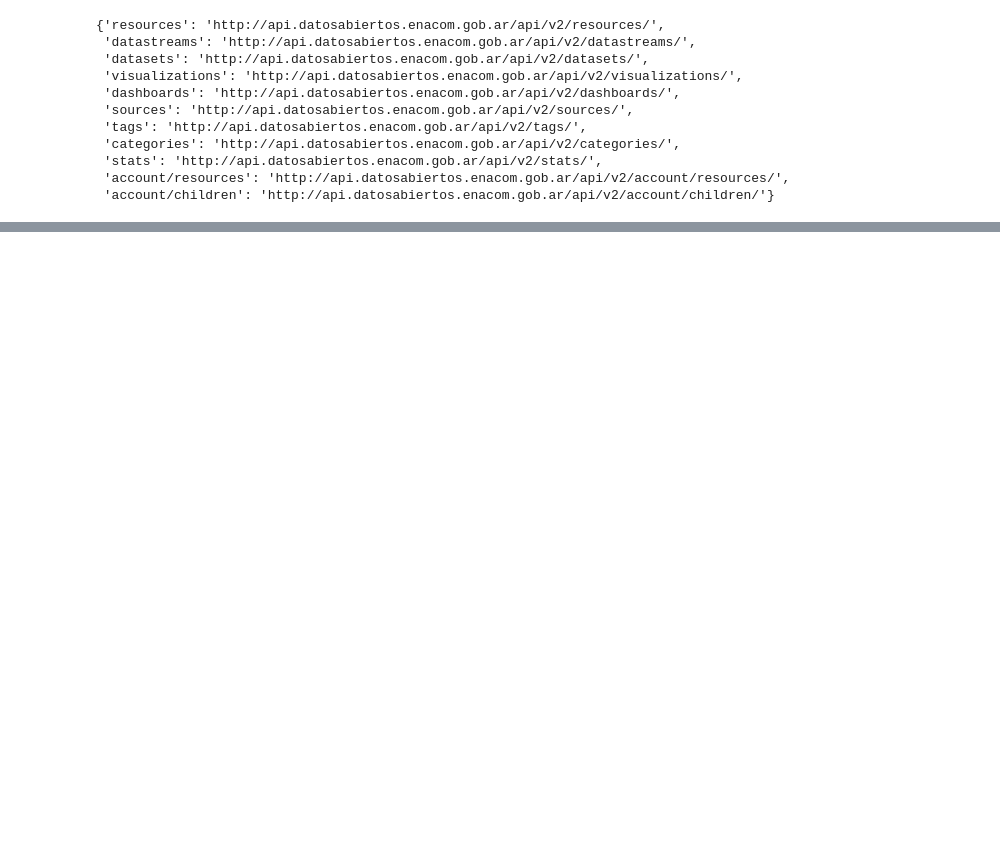
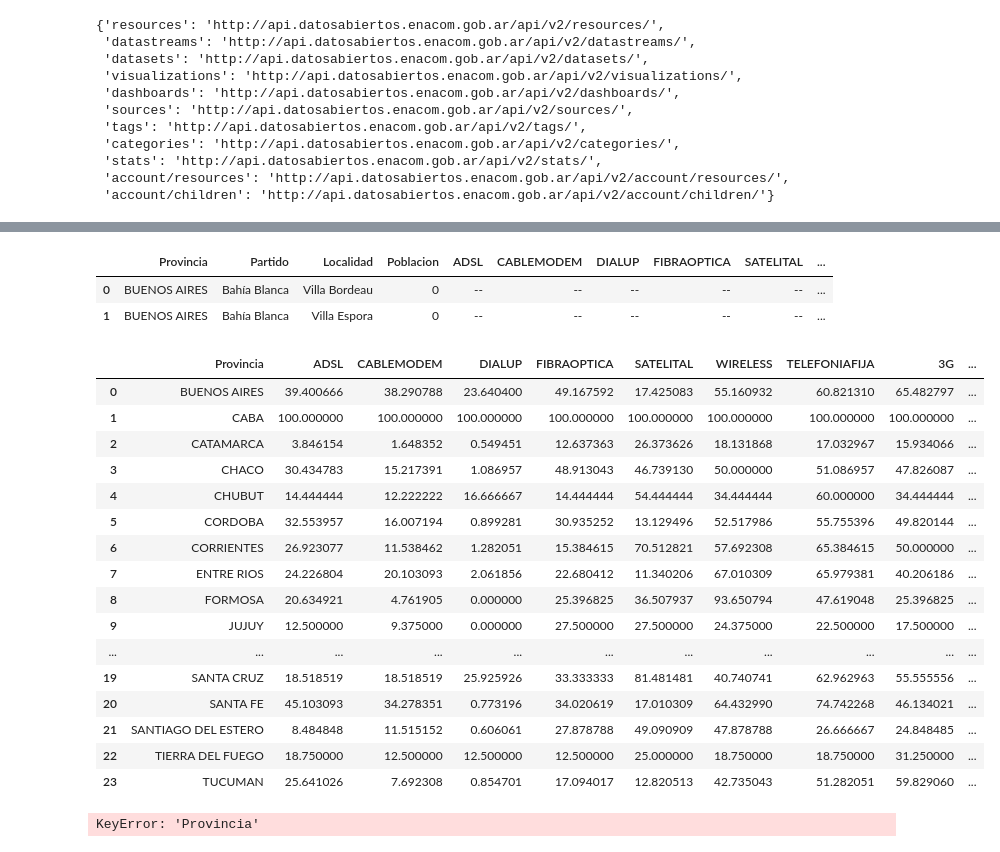
Before and after one commit to Galo0000/Analitics_Proyect, a Jupyter notebook: Extracion_datos.ipynb, the cells around one changed output, grey strips where cells are left out. Cells and saved outputs as stored; diff of their text form; code cells hidden in the pictures; blank space fills up the shorter version.

```diff
--- a/Extracion_datos.ipynb
+++ b/Extracion_datos.ipynb
@@ -30,4 +32,4 @@ result
  'account/resources': 'http://api.datosabiertos.enacom.gob.ar/api/v2/account/resources/',
  'account/children': 'http://api.datosabiertos.enacom.gob.ar/api/v2/account/children/'}
 # %%
-datasets = api_resp(result['datasets'])
+datasets_link = api_resp(result['datasets'])
@@ -75,0 +96,2 @@ LISTA_DE_RADIO
+# %%
+conectividad_internet = api_resp(result['datasets']+datasets_link[6]["guid"]+'/')
@@ -76,2 +118,2 @@ LISTA_DE_RADIO
 # %%
-df = pd.read_excel(LISTA_DE_RADIO['download_url'])
+df_conectividad_internet = pd.read_excel(conectividad_internet['download_url'])
@@ -93,0 +120,6 @@ df
+# %%
+df_conectividad_internet.head(2)
+# %% [output]
+|  | Provincia | Partido | Localidad | Poblacion | ADSL | CABLEMODEM | DIALUP | FIBRAOPTICA | SATELITAL | ... |
+| 0 | BUENOS AIRES | Bahía Blanca | Villa Bordeau | 0 | -- | -- | -- | -- | -- | ... |
+| 1 | BUENOS AIRES | Bahía Blanca | Villa Espora | 0 | -- | -- | -- | -- | -- | ... |
@@ -93,0 +128,51 @@ df
+# %%
+porcentaje_si = lambda x: (x == 'SI').sum() / x.count() * 100
+# %%
+df_porcentaje_SI = df_conectividad_internet.groupby('Provincia').agg({'ADSL': porcentaje_si,
+                                                    'CABLEMODEM': porcentaje_si,
+                                                    'DIALUP': porcentaje_si,
+                                                    'FIBRAOPTICA': porcentaje_si,
+                                                    'SATELITAL': porcentaje_si,
+                                                    'WIRELESS': porcentaje_si,
+                                                    'TELEFONIAFIJA': porcentaje_si,
+                                                    '3G': porcentaje_si,
+                                                    '4G': porcentaje_si})
+df_porcentaje_SI = df_porcentaje_SI.reset_index()
+df_porcentaje_SI
+# %% [output]
+|  | Provincia | ADSL | CABLEMODEM | DIALUP | FIBRAOPTICA | SATELITAL | WIRELESS | TELEFONIAFIJA | 3G | ... |
+| 0 | BUENOS AIRES | 39.400666 | 38.290788 | 23.640400 | 49.167592 | 17.425083 | 55.160932 | 60.821310 | 65.482797 | ... |
+| 1 | CABA | 100.000000 | 100.000000 | 100.000000 | 100.000000 | 100.000000 | 100.000000 | 100.000000 | 100.000000 | ... |
+| 2 | CATAMARCA | 3.846154 | 1.648352 | 0.549451 | 12.637363 | 26.373626 | 18.131868 | 17.032967 | 15.934066 | ... |
+| 3 | CHACO | 30.434783 | 15.217391 | 1.086957 | 48.913043 | 46.739130 | 50.000000 | 51.086957 | 47.826087 | ... |
+| 4 | CHUBUT | 14.444444 | 12.222222 | 16.666667 | 14.444444 | 54.444444 | 34.444444 | 60.000000 | 34.444444 | ... |
+| 5 | CORDOBA | 32.553957 | 16.007194 | 0.899281 | 30.935252 | 13.129496 | 52.517986 | 55.755396 | 49.820144 | ... |
+| 6 | CORRIENTES | 26.923077 | 11.538462 | 1.282051 | 15.384615 | 70.512821 | 57.692308 | 65.384615 | 50.000000 | ... |
+| 7 | ENTRE RIOS | 24.226804 | 20.103093 | 2.061856 | 22.680412 | 11.340206 | 67.010309 | 65.979381 | 40.206186 | ... |
+| 8 | FORMOSA | 20.634921 | 4.761905 | 0.000000 | 25.396825 | 36.507937 | 93.650794 | 47.619048 | 25.396825 | ... |
+| 9 | JUJUY | 12.500000 | 9.375000 | 0.000000 | 27.500000 | 27.500000 | 24.375000 | 22.500000 | 17.500000 | ... |
+| ... | ... | ... | ... | ... | ... | ... | ... | ... | ... | ... |
+| 19 | SANTA CRUZ | 18.518519 | 18.518519 | 25.925926 | 33.333333 | 81.481481 | 40.740741 | 62.962963 | 55.555556 | ... |
+| 20 | SANTA FE | 45.103093 | 34.278351 | 0.773196 | 34.020619 | 17.010309 | 64.432990 | 74.742268 | 46.134021 | ... |
+| 21 | SANTIAGO DEL ESTERO | 8.484848 | 11.515152 | 0.606061 | 27.878788 | 49.090909 | 47.878788 | 26.666667 | 24.848485 | ... |
+| 22 | TIERRA DEL FUEGO | 18.750000 | 12.500000 | 12.500000 | 12.500000 | 25.000000 | 18.750000 | 18.750000 | 31.250000 | ... |
+| 23 | TUCUMAN | 25.641026 | 7.692308 | 0.854701 | 17.094017 | 12.820513 | 42.735043 | 51.282051 | 59.829060 | ... |
+# %%
+# Derrite el DataFrame para obtener una columna "Tipo de Conexión" y una columna "Porcentaje"
+df_melted = df_porcentaje_SI.melt(id_vars='Provincia', var_name='Tipo de Conexión', value_name='Porcentaje')
+
+# Configura el estilo de Seaborn
+sns.set(style='whitegrid')
+
+# Crea el gráfico de barras
+sns.barplot(x='Provincia', y='Porcentaje', hue='Tipo de Conexión', data=df_melted, palette='husl', ci=None)
+
+# Ajusta los ejes y el título
+plt.xlabel('Provincia')
+plt.ylabel('Porcentaje')
+plt.title('Conexiones por Provincia')
+
+# Muestra el gráfico
+plt.show()
+# %% [output]
+KeyError: 'Provincia'
```
Also changed, not shown: parts of 13 cells of this notebook.
